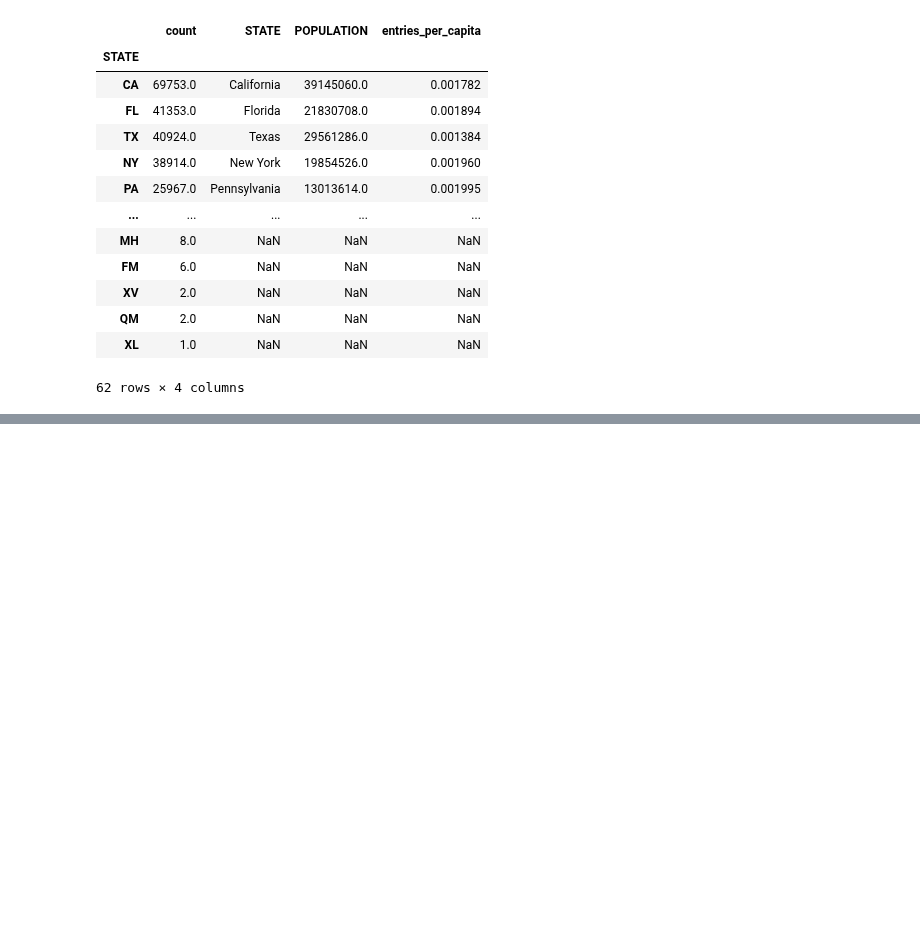
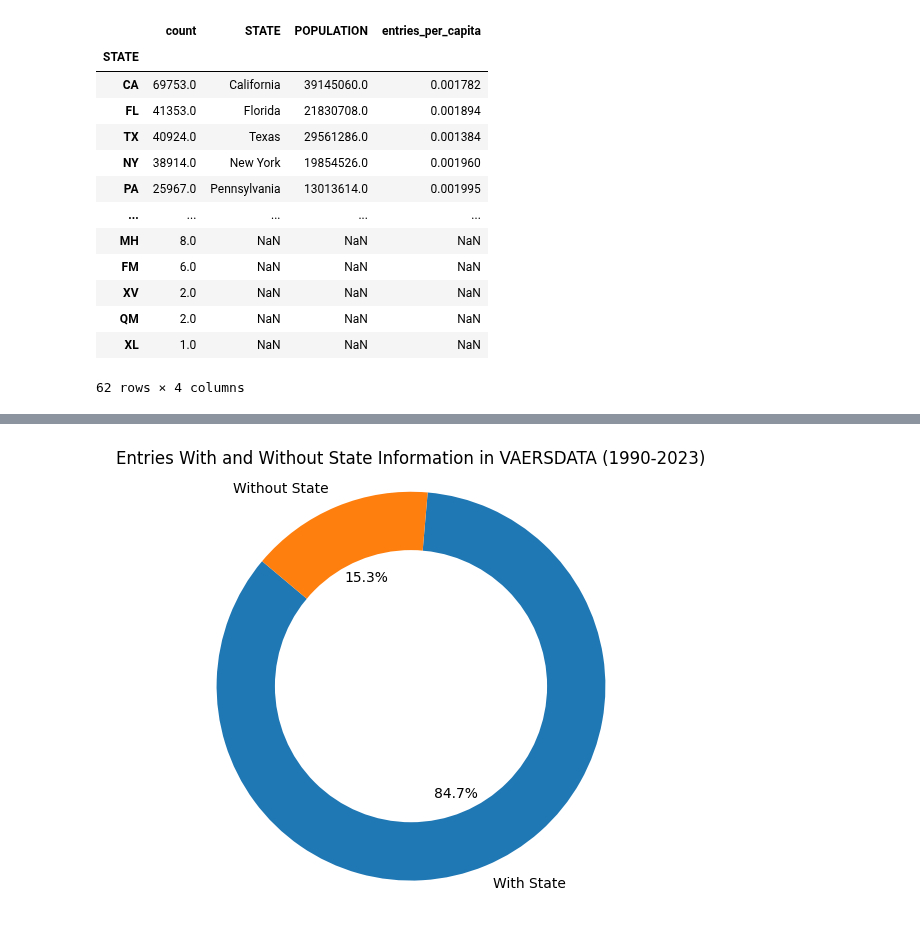
Before and after one commit to ZaNioxX/Masterarbeit, a Jupyter notebook: Data_Exploration/Reports_per_State.ipynb, the cells around one changed output, grey strips where cells are left out. Cells and saved outputs as stored; diff of their text form; code cells hidden in the pictures; blank space fills up the shorter version.

```diff
--- a/Data_Exploration/Reports_per_State.ipynb
+++ b/Data_Exploration/Reports_per_State.ipynb
@@ -607,0 +655,43 @@ census_data
+# %%
+import pandas as pd
+import matplotlib.pyplot as plt
+
+# Initialize counters
+count_with_state = 0
+count_without_state = 0
+
+for year in range(1990, 2024):
+    # File path
+    filename = f"/Users/sep/Documents/HAW/Masterarbeit/Daten.nosync/{year}VAERSDATA.csv"
+
+    # Load dataset
+    data_df = pd.read_csv(filename, encoding="Iso-8859-1", low_memory=False, usecols=['STATE'])
+
+    # Count entries
+    count_with_state += data_df['STATE'].notna().sum()
+    count_without_state += data_df['STATE'].isna().sum()
+
+# Total entries
+total_entries = count_with_state + count_without_state
+
+# Prepare data for donut chart
+categories = ['With State', 'Without State']
+counts = [count_with_state, count_without_state]
+percentages = [x / total_entries * 100 for x in counts]
+
+# Plotting
+fig, ax = plt.subplots()
+ax.pie(counts, labels=categories, autopct='%1.1f%%', startangle=140)
+
+# Draw a circle at the center of pie to make it look like a donut
+centre_circle = plt.Circle((0,0),0.70,fc='white')
+fig = plt.gcf()
+fig.gca().add_artist(centre_circle)
+
+ax.axis('equal')  # Equal aspect ratio ensures that pie is drawn as a circle.
+plt.title('Entries With and Without State Information in VAERSDATA (1990-2023)')
+plt.tight_layout()
+plt.savefig('/Users/sep/PycharmProjects/Masterarbeit/Plots/Data_Exploration/Reports_per_State/Entries_with_and_without_state_donut.png')
+plt.show()
+# %% [output]
+[figure, added]
```
Also changed, not shown: parts of 1 cell of this notebook, 2 other files.
